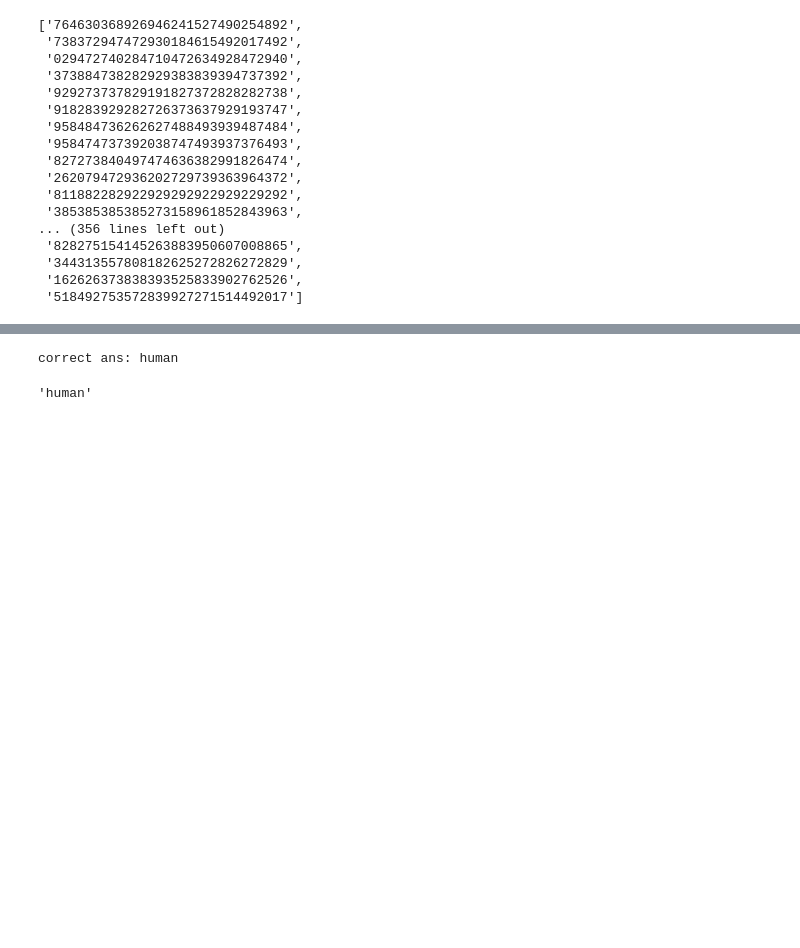
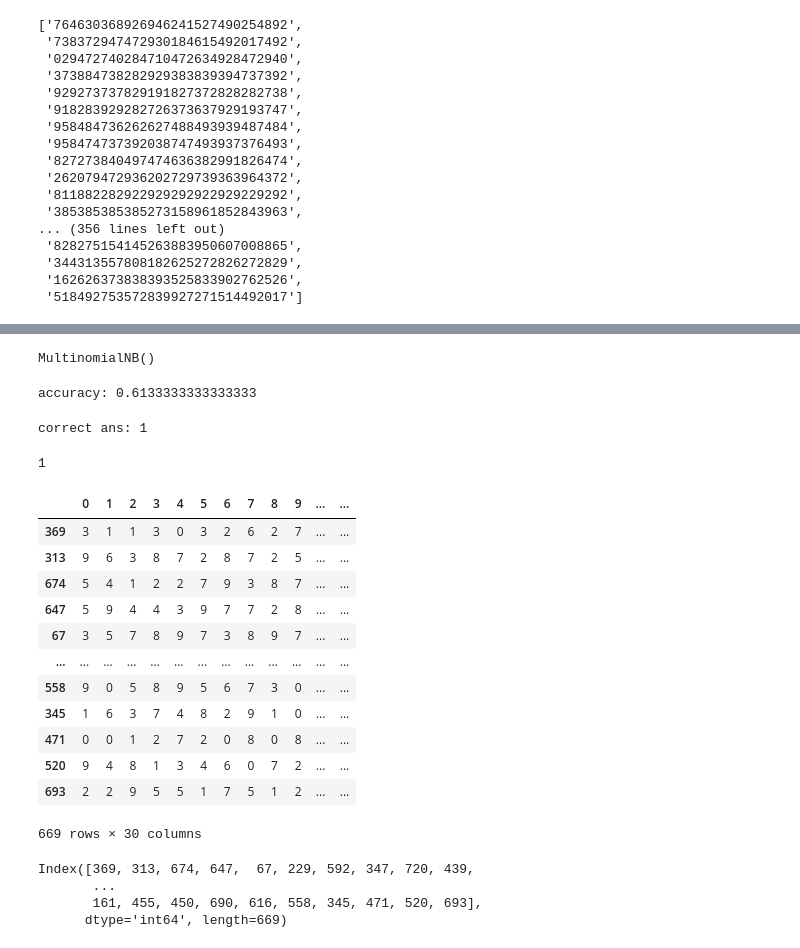
Before and after one commit to AryaVatsa/DS-Tryouts-personal, a Jupyter notebook: Human Keyboard Spam Recognition/Keyboard Spam Bayes.ipynb, the cells around one changed output, grey strips where cells are left out. Drawn from its saved outputs; the diff is of its cells as text; code cells hidden in the pictures; blank space fills up the shorter version.

```diff
--- a/Human Keyboard Spam Recognition/Keyboard Spam Bayes.ipynb
+++ b/Human Keyboard Spam Recognition/Keyboard Spam Bayes.ipynb
@@ -138,3 +117,0 @@ testDat
-# %%
-TrainingData = pd.DataFrame(dat.iloc[:, 1:]).to_numpy(copy=True, dtype=np.int32)
-TrainingData
@@ -149,9 +141,42 @@ array([[2, 6, 2, ..., 3, 7, 2],
+# %%
+clf = MultinomialNB()
+clf.fit(X=xTrain ,y=yTrain)
+# %% [output]
+MultinomialNB()
+# %%
+yPredicted = clf.predict(xTest)
+print("accuracy:", accuracy_score(yTest, yPredicted))
+# %% [output]
+accuracy: 0.6133333333333333
 # %%
 # used to test later
 def CheckAns(x):
-    print("correct ans:", dat.iloc[x, 0])
-    return dat.iloc[x, 0]
+    print("correct ans:", yTrain.iloc[x])
+    return yTrain.iloc[x]
 CheckAns(random.randint(0,numOfDatasets))
 # %% [output]
-correct ans: human
+correct ans: 1
-'human'
+1
+# %%
+xTrain
+# %% [output]
+|  | 0 | 1 | 2 | 3 | 4 | 5 | 6 | 7 | 8 | 9 | ... | ... |
+| 369 | 3 | 1 | 1 | 3 | 0 | 3 | 2 | 6 | 2 | 7 | ... | ... |
+| 313 | 9 | 6 | 3 | 8 | 7 | 2 | 8 | 7 | 2 | 5 | ... | ... |
+| 674 | 5 | 4 | 1 | 2 | 2 | 7 | 9 | 3 | 8 | 7 | ... | ... |
+| 647 | 5 | 9 | 4 | 4 | 3 | 9 | 7 | 7 | 2 | 8 | ... | ... |
+| 67 | 3 | 5 | 7 | 8 | 9 | 7 | 3 | 8 | 9 | 7 | ... | ... |
+| ... | ... | ... | ... | ... | ... | ... | ... | ... | ... | ... | ... | ... |
+| 558 | 9 | 0 | 5 | 8 | 9 | 5 | 6 | 7 | 3 | 0 | ... | ... |
+| 345 | 1 | 6 | 3 | 7 | 4 | 8 | 2 | 9 | 1 | 0 | ... | ... |
+| 471 | 0 | 0 | 1 | 2 | 7 | 2 | 0 | 8 | 0 | 8 | ... | ... |
+| 520 | 9 | 4 | 8 | 1 | 3 | 4 | 6 | 0 | 7 | 2 | ... | ... |
+| 693 | 2 | 2 | 9 | 5 | 5 | 1 | 7 | 5 | 1 | 2 | ... | ... |
+669 rows × 30 columns
+# %%
+yTrain.index
+# %% [output]
+Index([369, 313, 674, 647,  67, 229, 592, 347, 720, 439,
+       ...
+       161, 455, 450, 690, 616, 558, 345, 471, 520, 693],
+      dtype='int64', length=669)
```
Also changed, not shown: parts of 19 cells of this notebook, 2 other files.
